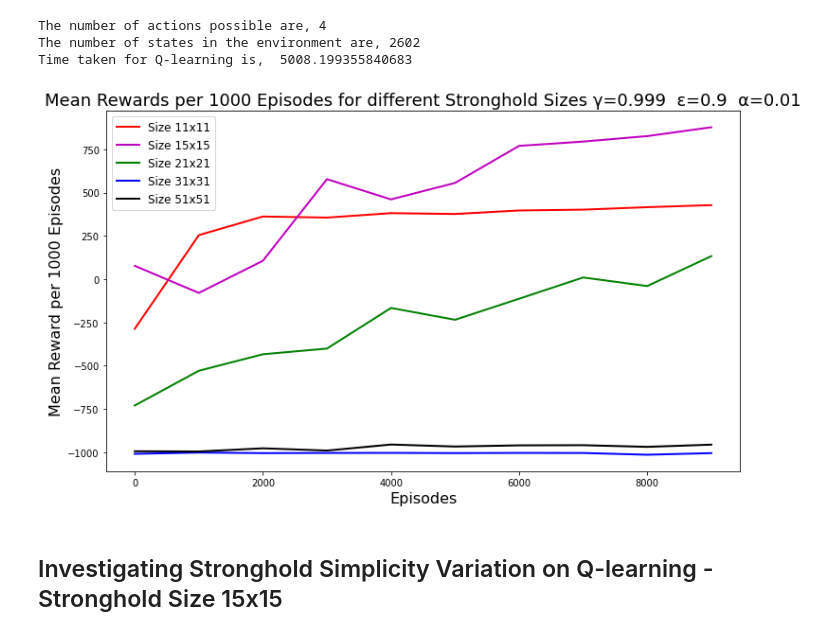
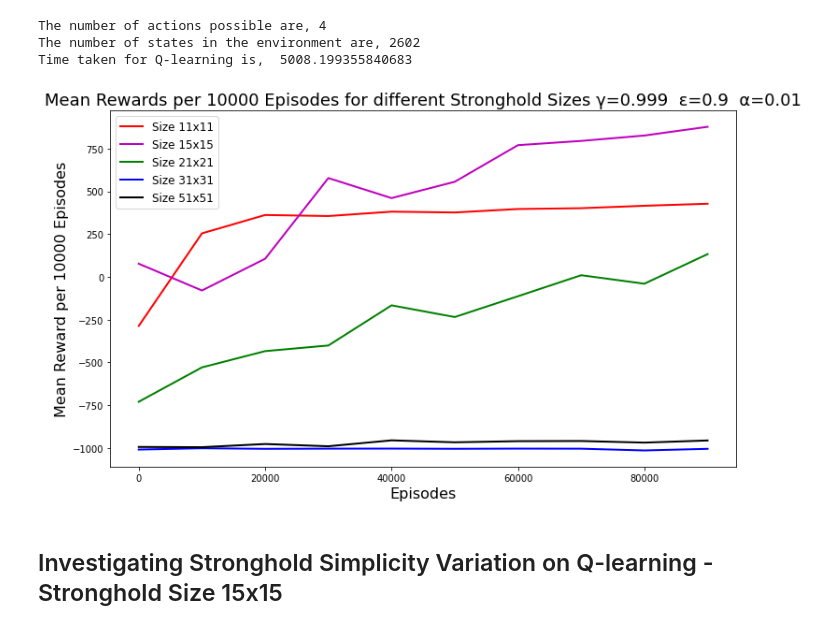
Before and after one commit to Assassinsarms/Stronghold-MDP-Q-learning-in-Stronghold-Environment-DDPG-in-Lunar-Lander, a Jupyter notebook: Aaron_Mir_INM707_Task2.ipynb, the cells around one changed output. Cells and saved outputs as stored; diff of their text form; code cells hidden in the pictures.

```diff
--- a/Aaron_Mir_INM707_Task2.ipynb
+++ b/Aaron_Mir_INM707_Task2.ipynb
@@ -256,17 +261,17 @@ Time taken for Q-learning is,  5008.199355840683
 # avg_eval_rewards_e09lr01d999e10kl1ksize51 = pickle.load(open('results/size_diff/avg_eval_rewards_e09lr01d999e10kl1ksize51'+'.q-learn', 'rb'))
 # %%
 plt.figure(figsize=(12, 7))
-plt.plot(np.arange(0, 10000, 1000), avg_eval_rewards_e09lr01d999e10kl1ksize11, 'r', linewidth=2.0, label='Size 11x11')
-plt.plot(np.arange(0, 10000, 1000) , avg_eval_rewards_e09lr01d999e10kl1ksize15, 'm', linewidth=2.0, label='Size 15x15')
-plt.plot(np.arange(0, 10000, 1000) , avg_eval_rewards_e09lr01d999e10kl1ksize21, 'g', linewidth=2.0, label='Size 21x21')
-plt.plot(np.arange(0, 10000, 1000) , avg_eval_rewards_e09lr01d999e10kl1ksize31, 'b', linewidth=2.0, label='Size 31x31')
-plt.plot(np.arange(0, 10000, 1000) , avg_eval_rewards_e09lr01d999e10kl1ksize51, 'k', linewidth=2.0, label='Size 51x51')
-plt.title('Mean Rewards per 1000 Episodes for different Stronghold Sizes γ=0.999  ε=0.9  α=0.01', fontsize=18)
+plt.plot(np.arange(0, 100000, 10000), avg_eval_rewards_e09lr01d999e10kl1ksize11, 'r', linewidth=2.0, label='Size 11x11')
+plt.plot(np.arange(0, 100000, 10000) , avg_eval_rewards_e09lr01d999e10kl1ksize15, 'm', linewidth=2.0, label='Size 15x15')
+plt.plot(np.arange(0, 100000, 10000) , avg_eval_rewards_e09lr01d999e10kl1ksize21, 'g', linewidth=2.0, label='Size 21x21')
+plt.plot(np.arange(0, 100000, 10000) , avg_eval_rewards_e09lr01d999e10kl1ksize31, 'b', linewidth=2.0, label='Size 31x31')
+plt.plot(np.arange(0, 100000, 10000) , avg_eval_rewards_e09lr01d999e10kl1ksize51, 'k', linewidth=2.0, label='Size 51x51')
+plt.title('Mean Rewards per 10000 Episodes for different Stronghold Sizes γ=0.999  ε=0.9  α=0.01', fontsize=18)
 plt.xlabel('Episodes', fontsize=16)
-plt.ylabel('Mean Reward per 1000 Episodes', fontsize=16)
+plt.ylabel('Mean Reward per 10000 Episodes', fontsize=16)
 plt.legend(fontsize=12, loc='best')
 #plt.savefig('results/size_diff/Different_evironment_sizes')
 plt.show()
 # %% [output]
-[figure, old version]
+[figure, new version]
 # %%
```
Also changed, not shown: parts of 84 cells of this notebook, 13 other files.
